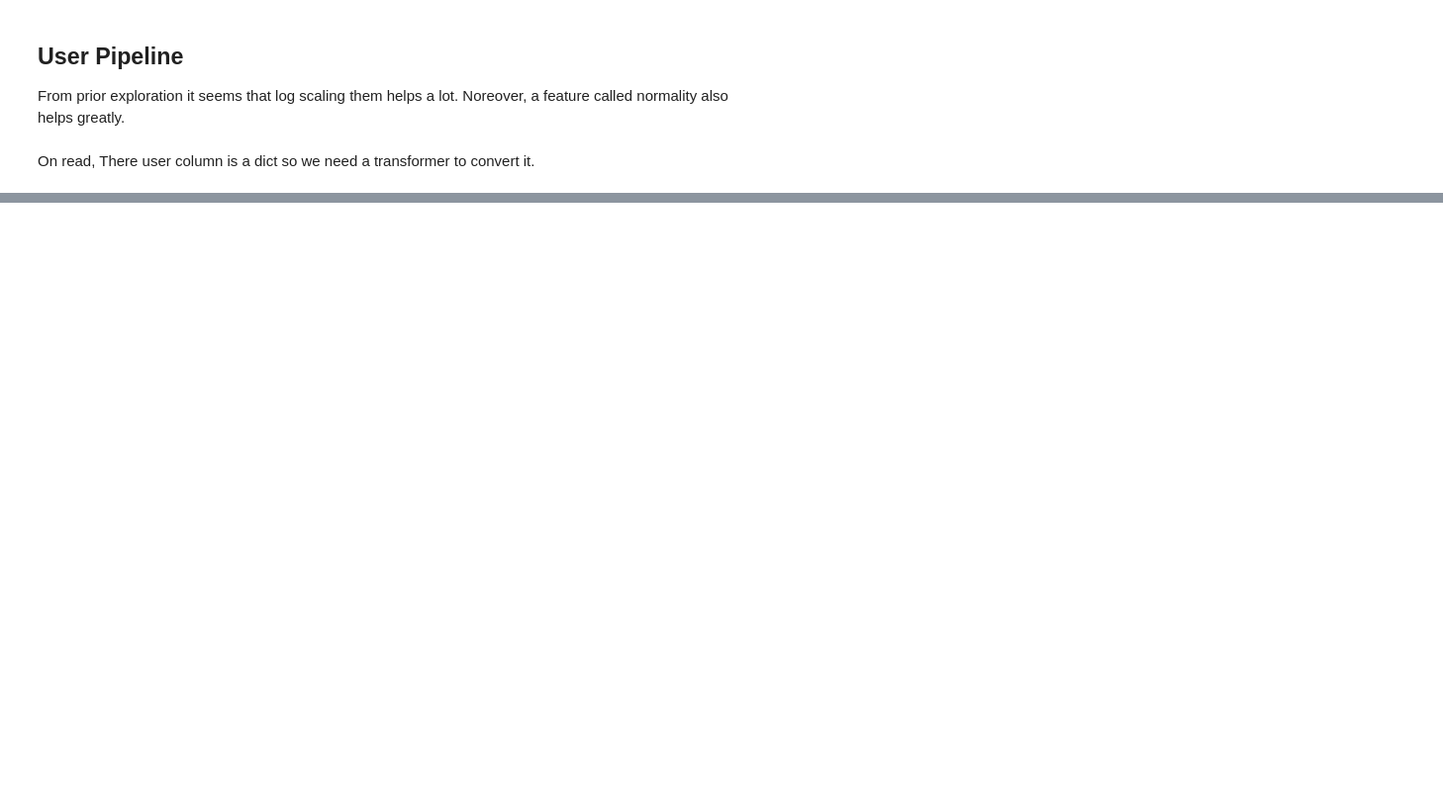
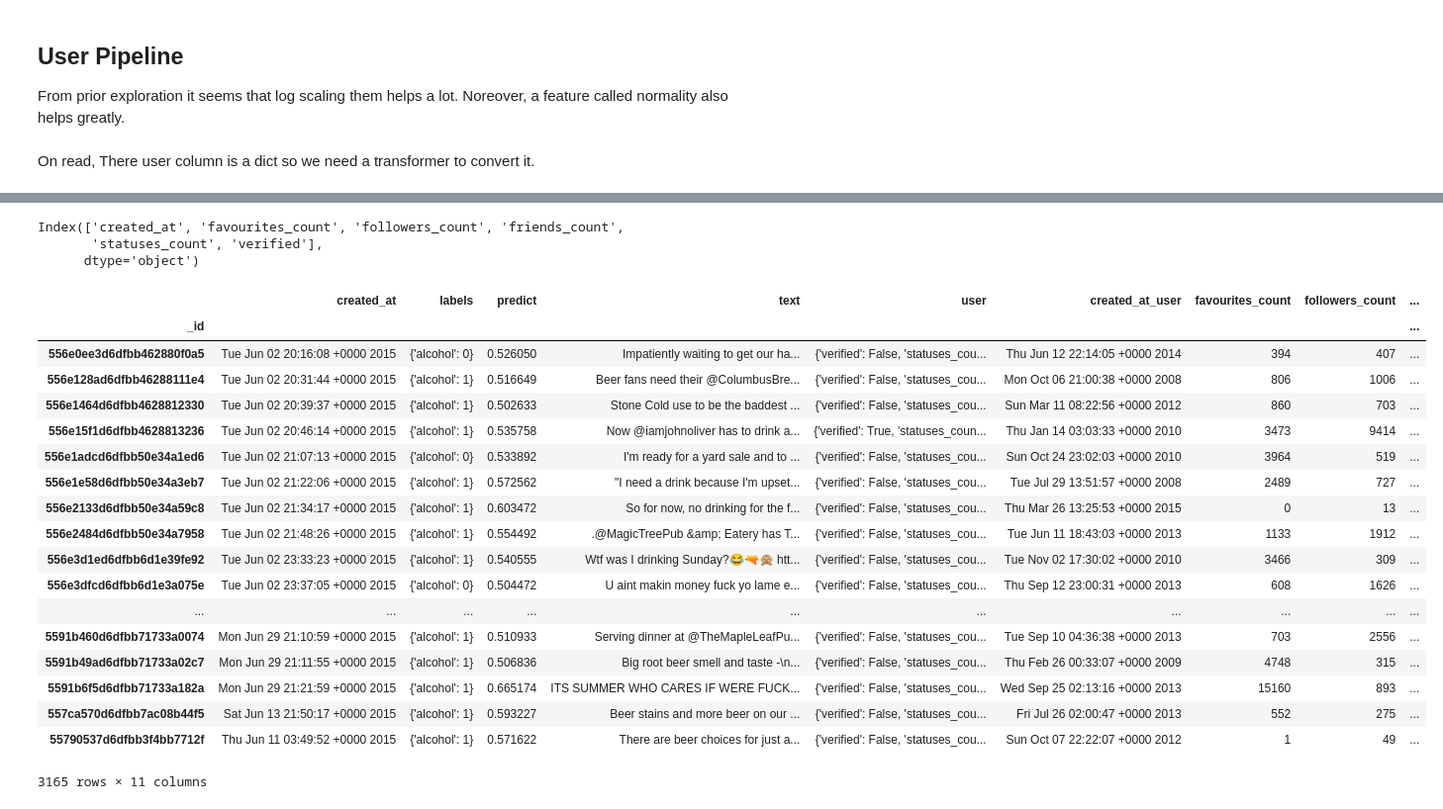
Before and after one commit to jxnl/nyu-twipsy, a Jupyter notebook: experiments-pipelines-1.ipynb, the cells around one changed output, grey strips where cells are left out. Shown at 99% size. Cells and saved outputs as stored; diff of their text form; code cells hidden in the pictures; blank space fills up the shorter version.

```diff
--- a/experiments-pipelines-1.ipynb
+++ b/experiments-pipelines-1.ipynb
@@ -231,0 +316,28 @@ class UserEgoVectorizer(BaseEstimator, TransformerMixin):
+# %%
+pd.DataFrame.from_records(X.user, index=X.index).columns
+# %% [output]
+Index(['created_at', 'favourites_count', 'followers_count', 'friends_count',
+       'statuses_count', 'verified'],
+      dtype='object')
+# %%
+X.join(pd.DataFrame.from_records(X.user, index=X.index), rsuffix="_user")
+# %% [output]
+|  | created_at | labels | predict | text | user | created_at_user | favourites_count | followers_count | ... |
+| _id |  |  |  |  |  |  |  |  | ... |
+| 556e0ee3d6dfbb462880f0a5 | Tue Jun 02 20:16:08 +0000 2015 | {'alcohol': 0} | 0.526050 | Impatiently waiting to get our ha... | {'verified': False, 'statuses_cou... | Thu Jun 12 22:14:05 +0000 2014 | 394 | 407 | ... |
+| 556e128ad6dfbb46288111e4 | Tue Jun 02 20:31:44 +0000 2015 | {'alcohol': 1} | 0.516649 | Beer fans need their @ColumbusBre... | {'verified': False, 'statuses_cou... | Mon Oct 06 21:00:38 +0000 2008 | 806 | 1006 | ... |
+| 556e1464d6dfbb4628812330 | Tue Jun 02 20:39:37 +0000 2015 | {'alcohol': 1} | 0.502633 | Stone Cold use to be the baddest ... | {'verified': False, 'statuses_cou... | Sun Mar 11 08:22:56 +0000 2012 | 860 | 703 | ... |
+| 556e15f1d6dfbb4628813236 | Tue Jun 02 20:46:14 +0000 2015 | {'alcohol': 1} | 0.535758 | Now @iamjohnoliver has to drink a... | {'verified': True, 'statuses_coun... | Thu Jan 14 03:03:33 +0000 2010 | 3473 | 9414 | ... |
+| 556e1adcd6dfbb50e34a1ed6 | Tue Jun 02 21:07:13 +0000 2015 | {'alcohol': 0} | 0.533892 | I'm ready for a yard sale and to ... | {'verified': False, 'statuses_cou... | Sun Oct 24 23:02:03 +0000 2010 | 3964 | 519 | ... |
+| 556e1e58d6dfbb50e34a3eb7 | Tue Jun 02 21:22:06 +0000 2015 | {'alcohol': 1} | 0.572562 | "I need a drink because I'm upset... | {'verified': False, 'statuses_cou... | Tue Jul 29 13:51:57 +0000 2008 | 2489 | 727 | ... |
+| 556e2133d6dfbb50e34a59c8 | Tue Jun 02 21:34:17 +0000 2015 | {'alcohol': 1} | 0.603472 | So for now, no drinking for the f... | {'verified': False, 'statuses_cou... | Thu Mar 26 13:25:53 +0000 2015 | 0 | 13 | ... |
+| 556e2484d6dfbb50e34a7958 | Tue Jun 02 21:48:26 +0000 2015 | {'alcohol': 1} | 0.554492 | .@MagicTreePub &amp; Eatery has T... | {'verified': False, 'statuses_cou... | Tue Jun 11 18:43:03 +0000 2013 | 1133 | 1912 | ... |
+| 556e3d1ed6dfbb6d1e39fe92 | Tue Jun 02 23:33:23 +0000 2015 | {'alcohol': 1} | 0.540555 | Wtf was I drinking Sunday?😂🔫🙊 htt... | {'verified': False, 'statuses_cou... | Tue Nov 02 17:30:02 +0000 2010 | 3466 | 309 | ... |
+| 556e3dfcd6dfbb6d1e3a075e | Tue Jun 02 23:37:05 +0000 2015 | {'alcohol': 0} | 0.504472 | U aint makin money fuck yo lame e... | {'verified': False, 'statuses_cou... | Thu Sep 12 23:00:31 +0000 2013 | 608 | 1626 | ... |
+| ... | ... | ... | ... | ... | ... | ... | ... | ... | ... |
+| 5591b460d6dfbb71733a0074 | Mon Jun 29 21:10:59 +0000 2015 | {'alcohol': 1} | 0.510933 | Serving dinner at @TheMapleLeafPu... | {'verified': False, 'statuses_cou... | Tue Sep 10 04:36:38 +0000 2013 | 703 | 2556 | ... |
+| 5591b49ad6dfbb71733a02c7 | Mon Jun 29 21:11:55 +0000 2015 | {'alcohol': 1} | 0.506836 | Big root beer smell and taste -\n... | {'verified': False, 'statuses_cou... | Thu Feb 26 00:33:07 +0000 2009 | 4748 | 315 | ... |
+| 5591b6f5d6dfbb71733a182a | Mon Jun 29 21:21:59 +0000 2015 | {'alcohol': 1} | 0.665174 | ITS SUMMER WHO CARES IF WERE FUCK... | {'verified': False, 'statuses_cou... | Wed Sep 25 02:13:16 +0000 2013 | 15160 | 893 | ... |
+| 557ca570d6dfbb7ac08b44f5 | Sat Jun 13 21:50:17 +0000 2015 | {'alcohol': 1} | 0.593227 | Beer stains and more beer on our ... | {'verified': False, 'statuses_cou... | Fri Jul 26 02:00:47 +0000 2013 | 552 | 275 | ... |
+| 55790537d6dfbb3f4bb7712f | Thu Jun 11 03:49:52 +0000 2015 | {'alcohol': 1} | 0.571622 | There are beer choices for just a... | {'verified': False, 'statuses_cou... | Sun Oct 07 22:22:07 +0000 2012 | 1 | 49 | ... |
+3165 rows × 11 columns
```
Also changed, not shown: parts of 11 cells of this notebook, 1 other file.
